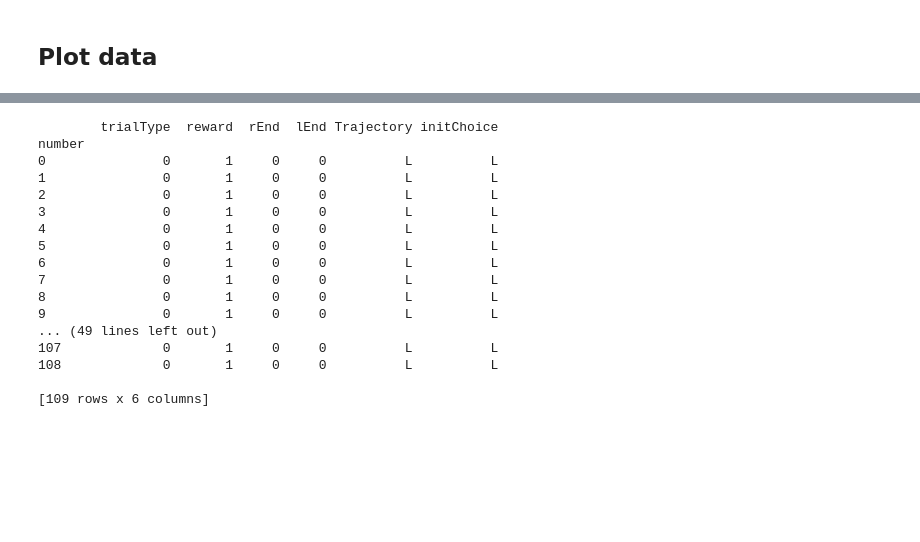
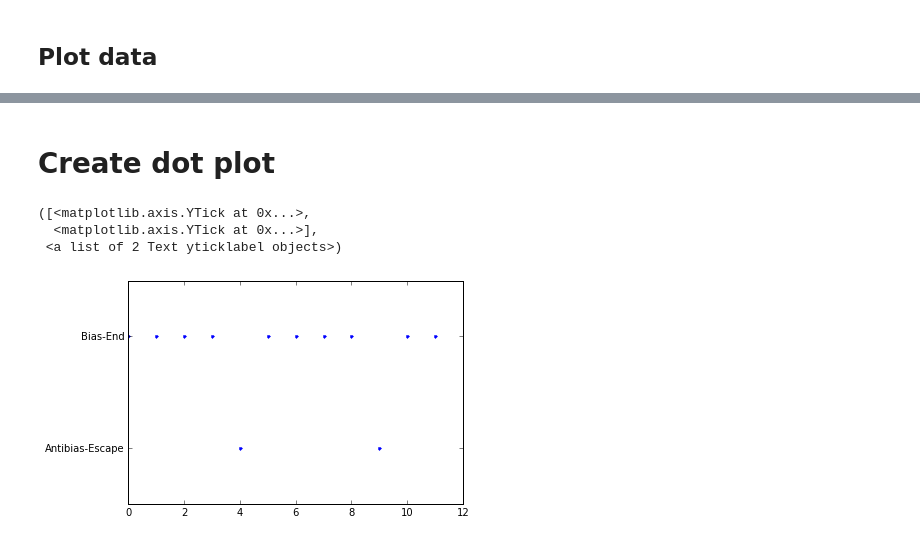
Before and after one commit to sofroniewn/mVR-example, a Jupyter notebook: process-data-antibias.ipynb, the cells around one changed output, grey strips where cells are left out. Drawn from its saved outputs; the diff is of its cells as text; code cells hidden in the pictures; blank space fills up the shorter version.

```diff
--- a/process-data-antibias.ipynb
+++ b/process-data-antibias.ipynb
@@ -165,2 +24,0 @@ Add normalized corridor position
-# %%
-session['corNorm'] = 1 - session.corPos/session.corWidth
@@ -169,5 +24,0 @@ Shift to zero index
-# %%
-session['trialType'] = session['trialType']-1
-session['curBranchId'] = session['curBranchId']-1
-session['trialIndex'] = session.index
-session['number'] = session['number']-1
@@ -261,3 +233,15 @@ plt.xlabel(['Correct', 'Wrong but Premature Correction', 'Incorrect'])
+# %% [markdown]
+# Create dot plot
+# %%
+plt.plot(trialEntered(6),'.')
+plt.ylim((-0.5,1.5))
+plt.yticks([0,1],['Antibias-Escape','Bias-End'])
+#in which 1 = left and 0 = right
+# %% [output]
+([<matplotlib.axis.YTick at 0x...>,
+  <matplotlib.axis.YTick at 0x...>],
+ <a list of 2 Text yticklabel objects>)
+[figure, added]
 # %%
 #Classified into array
 
@@ -265,32 +249,22 @@ def init_choice(numtrials):
     choices = ["" for x in range(numtrials)]
 
     for x in range(len(choices)):
-        if x in keepR:
-            choices[x] = "R"
-        elif x in keepRL:
-            choices[x] = "RL"
-        else:
-            choices[x] = "L"
+        if maze[0].get('name') == 'OneChoiceLcts.mat':
+            if x in keepI:
+                choices[x] = "R"
+            elif x in keepS:
+                choices[x] = "RL"
+            else:
+                choices[x] = "L"
+        else: # ANTIBIAS RIGHT
+            if x in keepI:
+                choices[x] = "L"
+            elif x in keepS:
+                choices[x] = "LR"
+            else:
+                choices[x] = "R"
     return choices
 choices = init_choice(numtrls)
 trial ['Trajectory'] = choices
 trial['initChoice']   = [x[:1] for x in choices]
 #print trial
-# %% [output]
-        trialType  reward  rEnd  lEnd Trajectory initChoice
-number
-0               0       1     0     0          L          L
-1               0       1     0     0          L          L
-2               0       1     0     0          L          L
-3               0       1     0     0          L          L
-4               0       1     0     0          L          L
-5               0       1     0     0          L          L
-6               0       1     0     0          L          L
-7               0       1     0     0          L          L
-8               0       1     0     0          L          L
-9               0       1     0     0          L          L
-... (49 lines left out)
-107             0       1     0     0          L          L
-108             0       1     0     0          L          L
-
-[109 rows x 6 columns]
```
Also changed, not shown: parts of 54 cells of this notebook, 2 other files.
